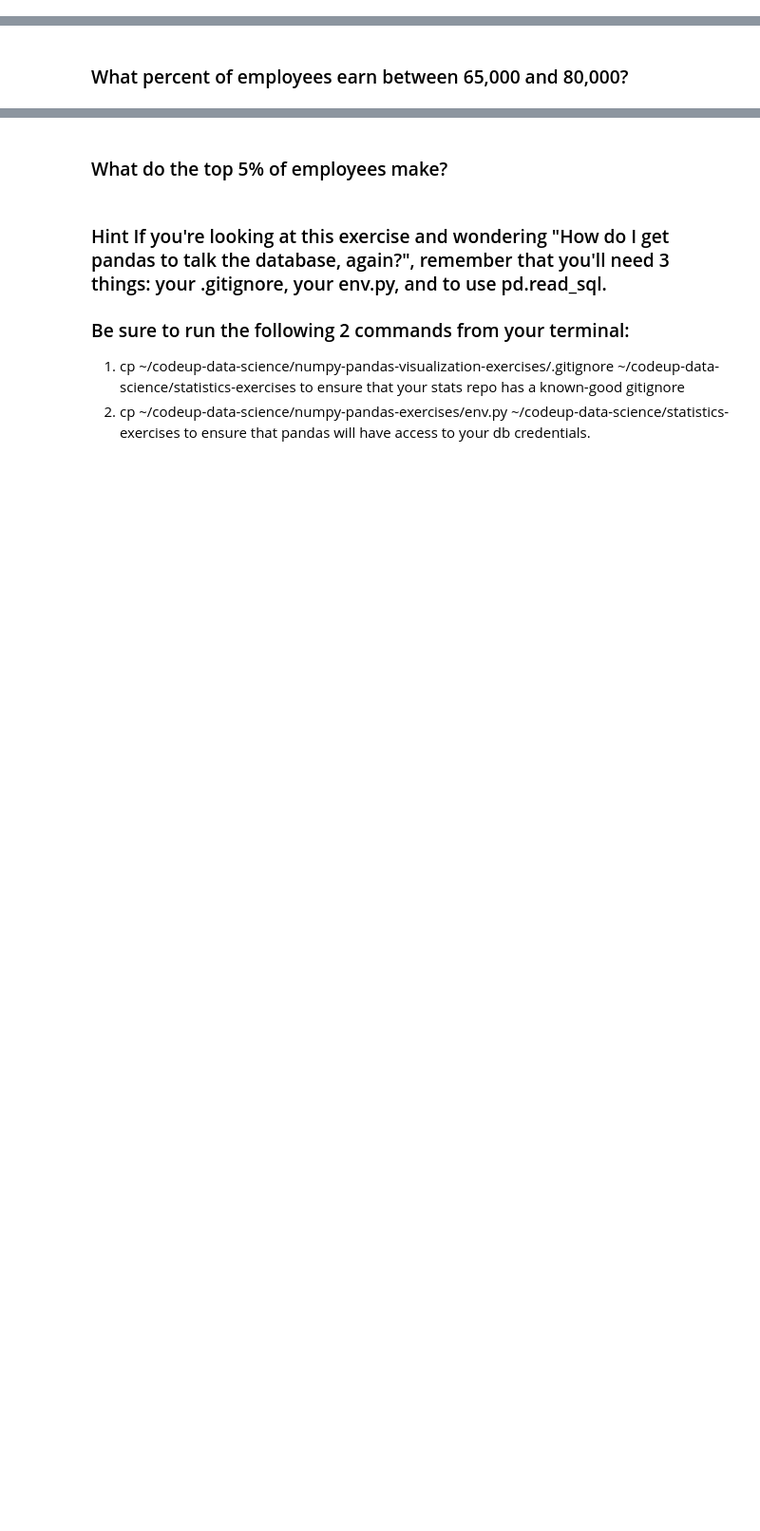
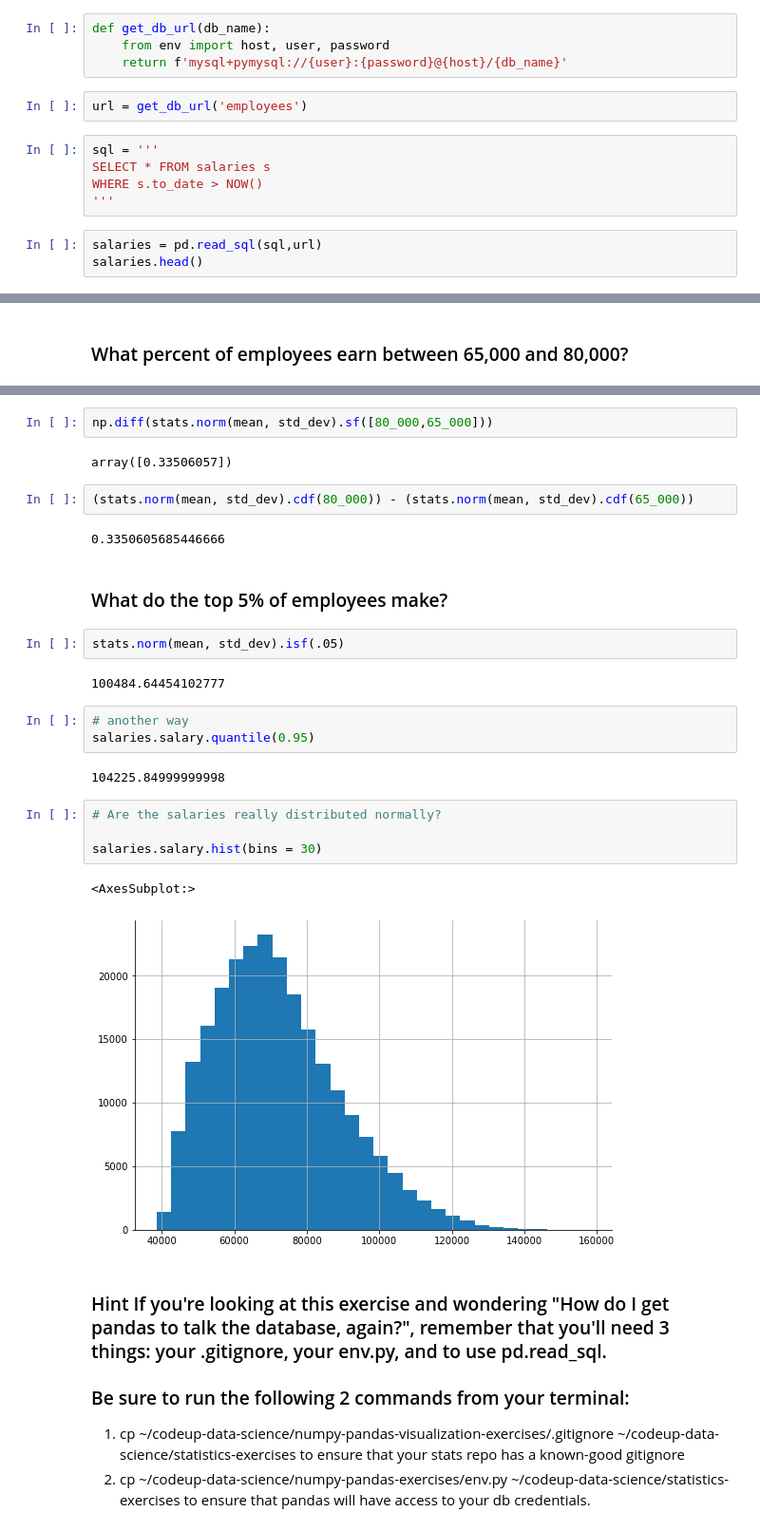
Before and after one commit to kanieladenis/statistics-exercises, a Jupyter notebook: probability_distributions.ipynb, the cells around one changed output, grey strips where cells are left out. Shown at 95% size. Drawn from its saved outputs; the diff is of its cells as text; blank space fills up the shorter version.

```diff
--- a/probability_distributions.ipynb
+++ b/probability_distributions.ipynb
@@ -162,3 +182,17 @@ lunch.cdf(60)
 0.5640676275336393
 # %% [markdown]
 ## 7. Connect to the employees database and find the average salary of current employees, along with the standard deviation. For the following questions, calculate the answer based on modeling the employees salaries with a normal distribution defined by the calculated mean and standard deviation then compare this answer to the actual values present in the salaries dataset.
+# %%
+def get_db_url(db_name):
+    from env import host, user, password
+    return f'mysql+pymysql://{user}:{password}@{host}/{db_name}'
+# %%
+url = get_db_url('employees')
+# %%
+sql = '''
+SELECT * FROM salaries s
+WHERE s.to_date > NOW()
+'''
+# %%
+salaries = pd.read_sql(sql,url)
+salaries.head()
@@ -171,5 +228,29 @@ lunch.cdf(60)
+# %%
+np.diff(stats.norm(mean, std_dev).sf([80_000,65_000]))
+# %% [output]
+array([0.33506057])
+# %%
+(stats.norm(mean, std_dev).cdf(80_000)) - (stats.norm(mean, std_dev).cdf(65_000))
+# %% [output]
+0.3350605685446666
 # %% [markdown]
 ### What do the top 5% of employees make?
+# %%
+stats.norm(mean, std_dev).isf(.05)
+# %% [output]
+100484.64454102777
+# %%
+# another way
+salaries.salary.quantile(0.95)
+# %% [output]
+104225.84999999998
+# %%
+# Are the salaries really distributed normally?
+
+salaries.salary.hist(bins = 30)
+# %% [output]
+<AxesSubplot:>
+[figure, added]
 # %% [markdown]
 ### Hint If you're looking at this exercise and wondering "How do I get pandas to talk the database, again?", remember that you'll need 3 things: your .gitignore, your env.py, and to use pd.read_sql.
 
```
Also changed, not shown: parts of 11 cells of this notebook, 2 other files.
